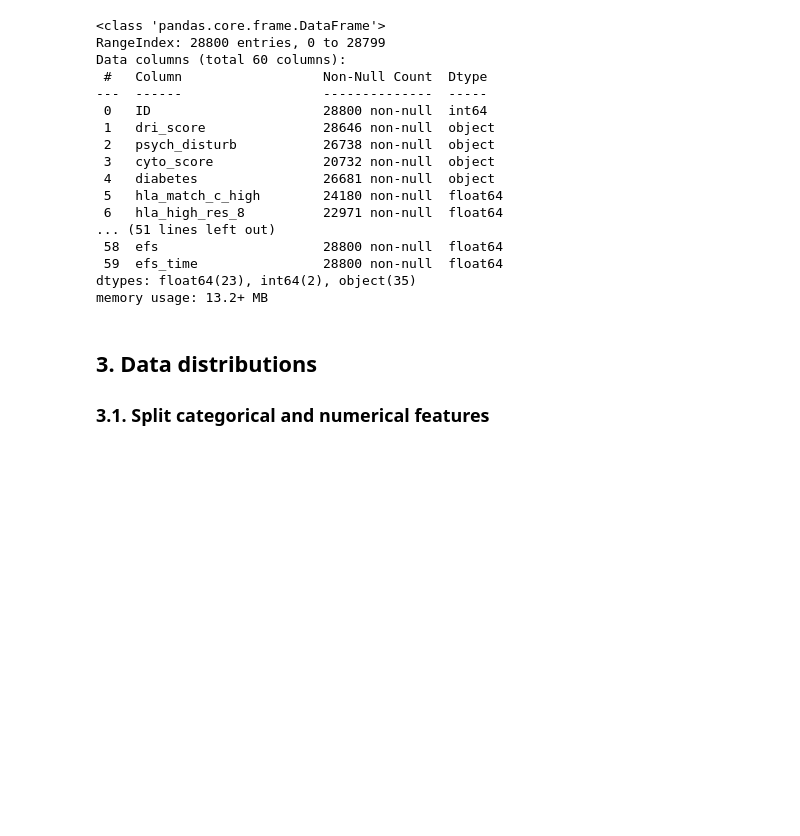
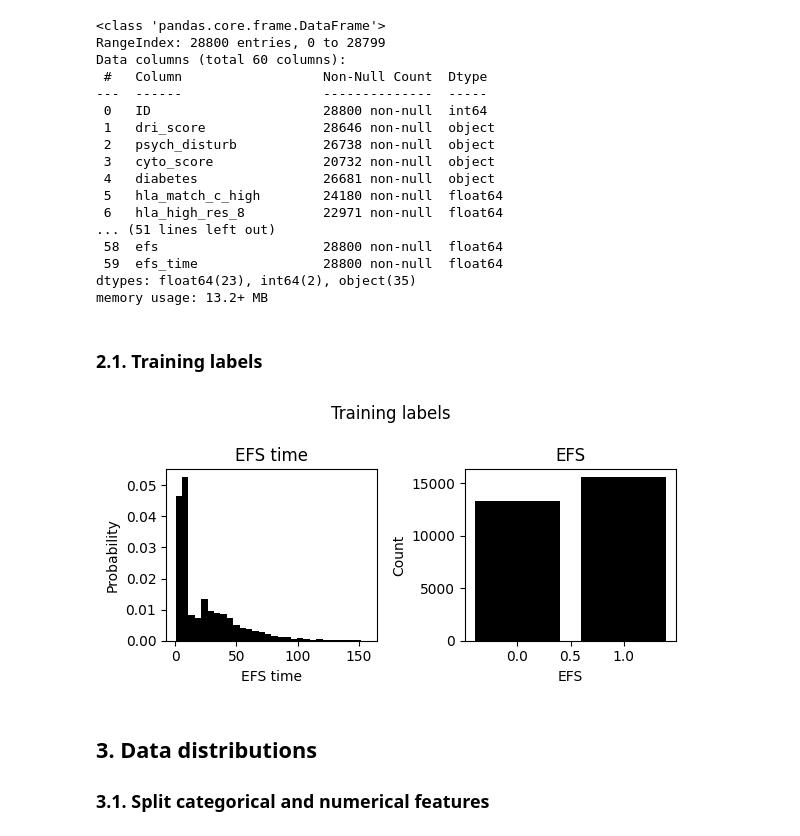
Before and after one commit to gperdrizet/HSCT_survival, a Jupyter notebook: 01-EDA.ipynb, the cells around one changed output. Drawn from its saved outputs; the diff is of its cells as text; code cells hidden in the pictures; blank space fills up the shorter version.

```diff
--- a/01-EDA.ipynb
+++ b/01-EDA.ipynb
@@ -87,6 +87,29 @@ Data columns (total 60 columns):
  59  efs_time                28800 non-null  float64
 dtypes: float64(23), int64(2), object(35)
 memory usage: 13.2+ MB
+# %% [markdown]
+### 2.1. Training labels
+# %%
+# Set-up a 1x2 figure
+fig, axs=plt.subplots(1,2, figsize=(6,3))
+axs=axs.flatten()
+
+fig.suptitle('Training labels')
+
+axs[0].set_title('EFS time')
+axs[0].hist(training_df['efs_time'], density=True, bins=30, color='black')
+axs[0].set_xlabel('EFS time')
+axs[0].set_ylabel('Probability')
+
+axs[1].set_title('EFS')
+axs[1].bar(training_df['efs'].value_counts().index, training_df['efs'].value_counts(), color='black')
+axs[1].set_xlabel('EFS')
+axs[1].set_ylabel('Count')
+
+plt.tight_layout()
+plt.show()
+# %% [output]
+[figure, added]
 # %% [markdown]
 ## 3. Data distributions
 
```
Also changed, not shown: parts of 4 cells of this notebook.
